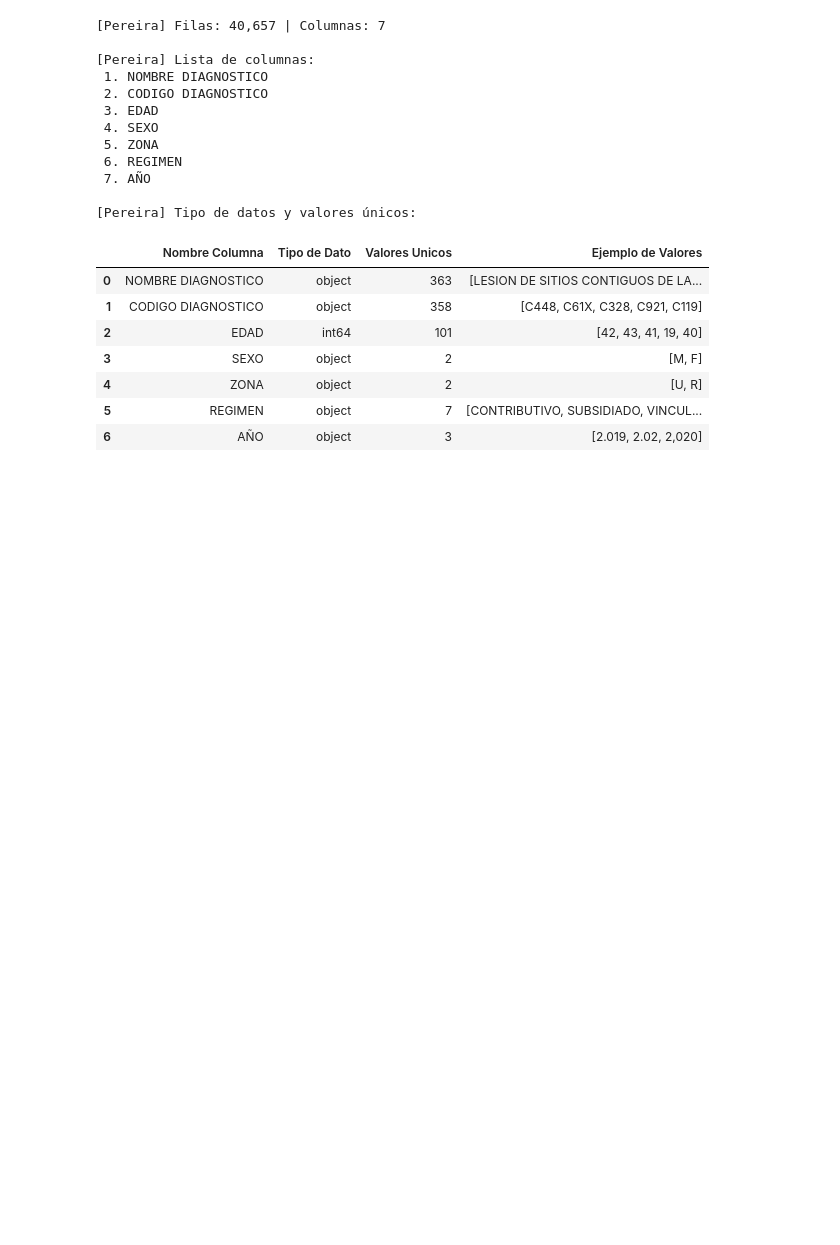
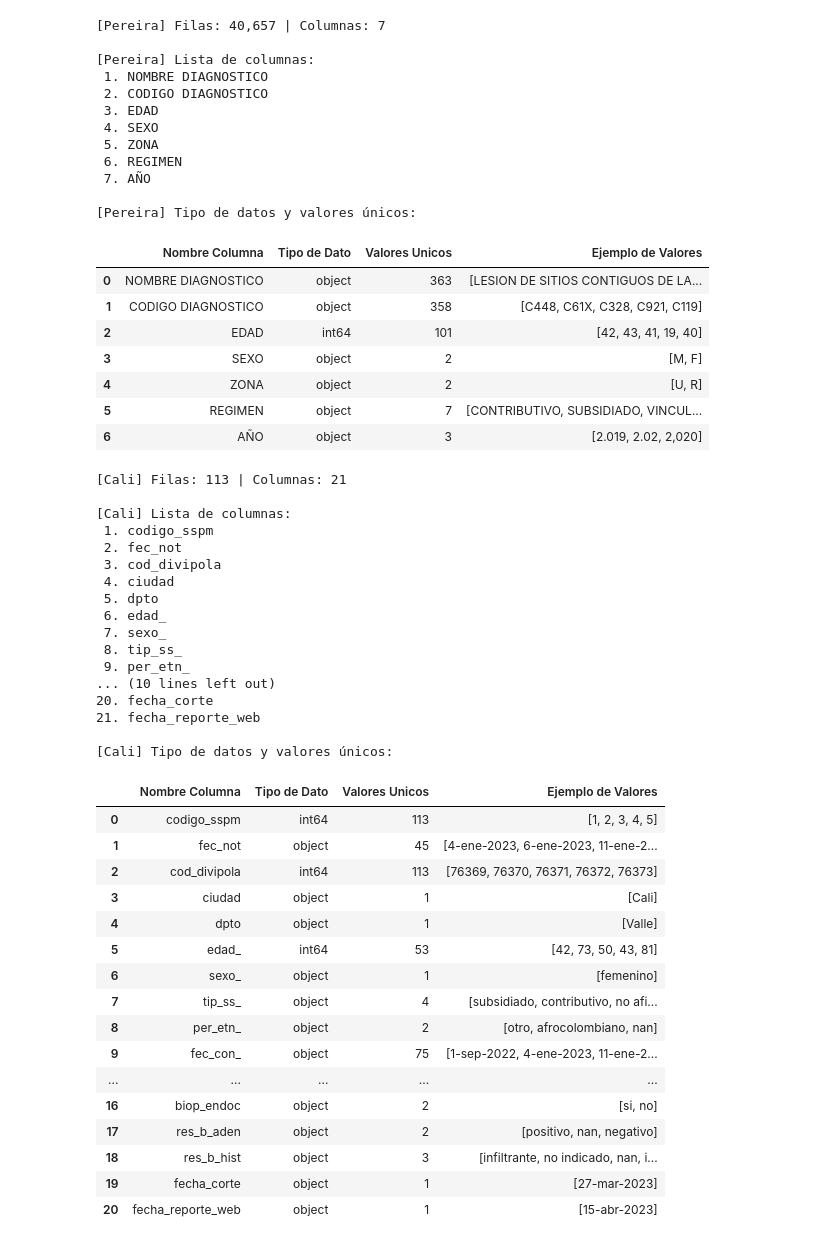
Before and after one commit to workjuanmejia/MaestriaIA, a Jupyter notebook: Project_Cancer_Uterino.ipynb, the cells around one changed output. Saved outputs shown, nothing was run; the diff lists cells and outputs as text; code cells hidden in the pictures; blank space fills up the shorter version.

```diff
--- a/Project_Cancer_Uterino.ipynb
+++ b/Project_Cancer_Uterino.ipynb
@@ -50,3 +50,56 @@ display(pd.DataFrame({
 | 4 | ZONA | object | 2 | [U, R] |
 | 5 | REGIMEN | object | 7 | [CONTRIBUTIVO, SUBSIDIADO, VINCUL... |
 | 6 | AÑO | object | 3 | [2.019, 2.02, 2,020] |
+# %%
+import pandas as pd
+
+FILE_CALI = "/43.-cancer-de-cuello-uterino-d.abiertos-piii-2023.csv" #Archivo que va a leer
+
+df_cl = pd.read_csv(FILE_CALI, sep=";",low_memory=False)
+print(f"[Cali] Filas: {len(df_cl):,} | Columnas: {df_cl.shape[1]}")
+print("\n[Cali] Lista de columnas:")
+for i, c in enumerate(df_cl.columns, 1):
+    print(f"{i:>2}. {c}")
+
+print("\n[Cali] Tipo de datos y valores únicos:")
+display(pd.DataFrame({
+    "Nombre Columna": df_cl.columns,
+    "Tipo de Dato": [str(df_cl[c].dtype) for c in df_cl.columns],
+    "Valores Unicos": [df_cl[c].nunique(dropna=True) for c in df_cl.columns],
+    "Ejemplo de Valores": [df_cl[col].unique()[:5] for col in df_cl.columns]
+}))
+# %% [output]
+[Cali] Filas: 113 | Columnas: 21
+
+[Cali] Lista de columnas:
+ 1. codigo_sspm
+ 2. fec_not
+ 3. cod_divipola
+ 4. ciudad
+ 5. dpto
+ 6. edad_
+ 7. sexo_
+ 8. tip_ss_
+ 9. per_etn_
+... (10 lines left out)
+20. fecha_corte
+21. fecha_reporte_web
+
+[Cali] Tipo de datos y valores únicos:
+|  | Nombre Columna | Tipo de Dato | Valores Unicos | Ejemplo de Valores |
+| 0 | codigo_sspm | int64 | 113 | [1, 2, 3, 4, 5] |
+| 1 | fec_not | object | 45 | [4-ene-2023, 6-ene-2023, 11-ene-2... |
+| 2 | cod_divipola | int64 | 113 | [76369, 76370, 76371, 76372, 76373] |
+| 3 | ciudad | object | 1 | [Cali] |
+| 4 | dpto | object | 1 | [Valle] |
+| 5 | edad_ | int64 | 53 | [42, 73, 50, 43, 81] |
+| 6 | sexo_ | object | 1 | [femenino] |
+| 7 | tip_ss_ | object | 4 | [subsidiado, contributivo, no afi... |
+| 8 | per_etn_ | object | 2 | [otro, afrocolombiano, nan] |
+| 9 | fec_con_ | object | 75 | [1-sep-2022, 4-ene-2023, 11-ene-2... |
+| ... | ... | ... | ... | ... |
+| 16 | biop_endoc | object | 2 | [si, no] |
+| 17 | res_b_aden | object | 2 | [positivo, nan, negativo] |
+| 18 | res_b_hist | object | 3 | [infiltrante, no indicado, nan, i... |
+| 19 | fecha_corte | object | 1 | [27-mar-2023] |
+| 20 | fecha_reporte_web | object | 1 | [15-abr-2023] |
```
